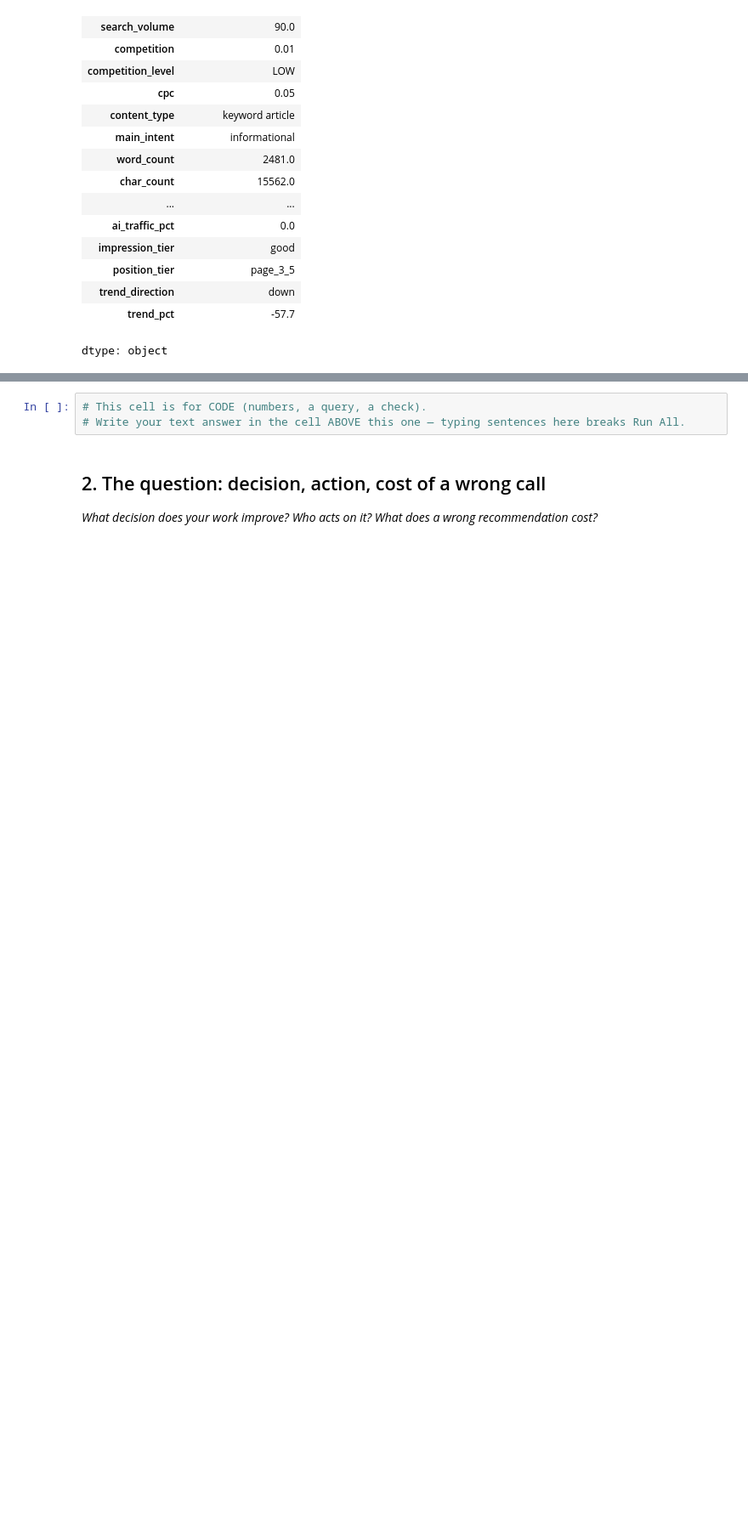
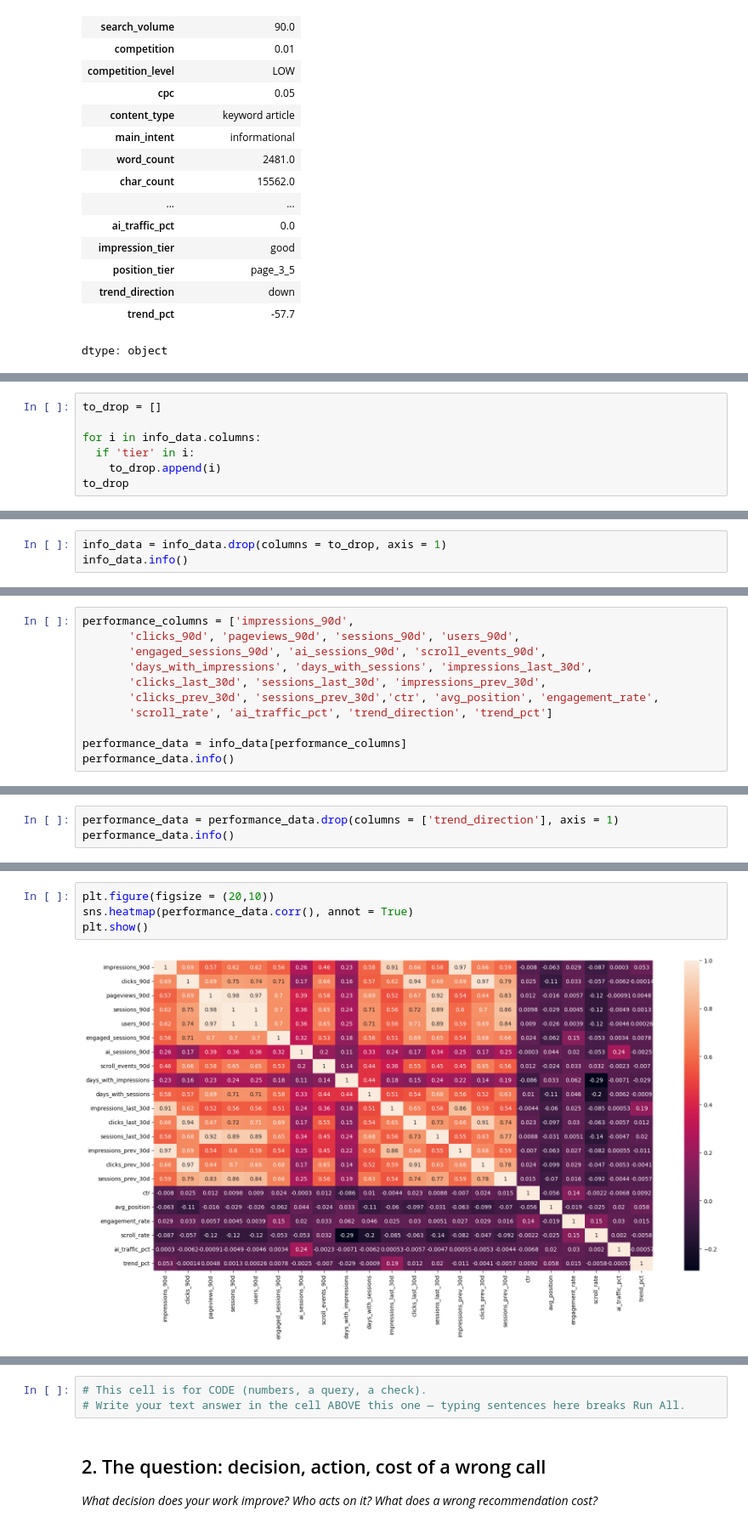
Before and after one commit to Maryam-Shile/flyrank_ml_internship, a Jupyter notebook: work/notebooks/w01_research_question.ipynb, the cells around one changed output, grey strips where cells are left out. Shown at 85% size. Drawn from its saved outputs; the diff is of its cells as text; blank space fills up the shorter version.

```diff
--- a/work/notebooks/w01_research_question.ipynb
+++ b/work/notebooks/w01_research_question.ipynb
@@ -118,0 +145,7 @@ dtype: object
+# %%
+to_drop = []
+
+for i in info_data.columns:
+  if 'tier' in i:
+    to_drop.append(i)
+to_drop
@@ -118,0 +160,3 @@ dtype: object
+# %%
+info_data = info_data.drop(columns = to_drop, axis = 1)
+info_data.info()
@@ -118,0 +195,11 @@ dtype: object
+# %%
+performance_columns = ['impressions_90d',
+       'clicks_90d', 'pageviews_90d', 'sessions_90d', 'users_90d',
+       'engaged_sessions_90d', 'ai_sessions_90d', 'scroll_events_90d',
+       'days_with_impressions', 'days_with_sessions', 'impressions_last_30d',
+       'clicks_last_30d', 'sessions_last_30d', 'impressions_prev_30d',
+       'clicks_prev_30d', 'sessions_prev_30d','ctr', 'avg_position', 'engagement_rate',
+       'scroll_rate', 'ai_traffic_pct', 'trend_direction', 'trend_pct']
+
+performance_data = info_data[performance_columns]
+performance_data.info()
@@ -118,0 +250,3 @@ dtype: object
+# %%
+performance_data = performance_data.drop(columns = ['trend_direction'], axis = 1)
+performance_data.info()
@@ -118,0 +292,6 @@ dtype: object
+# %%
+plt.figure(figsize = (20,10))
+sns.heatmap(performance_data.corr(), annot = True)
+plt.show()
+# %% [output]
+[figure, added]
```
Also changed, not shown: parts of 22 cells of this notebook.
